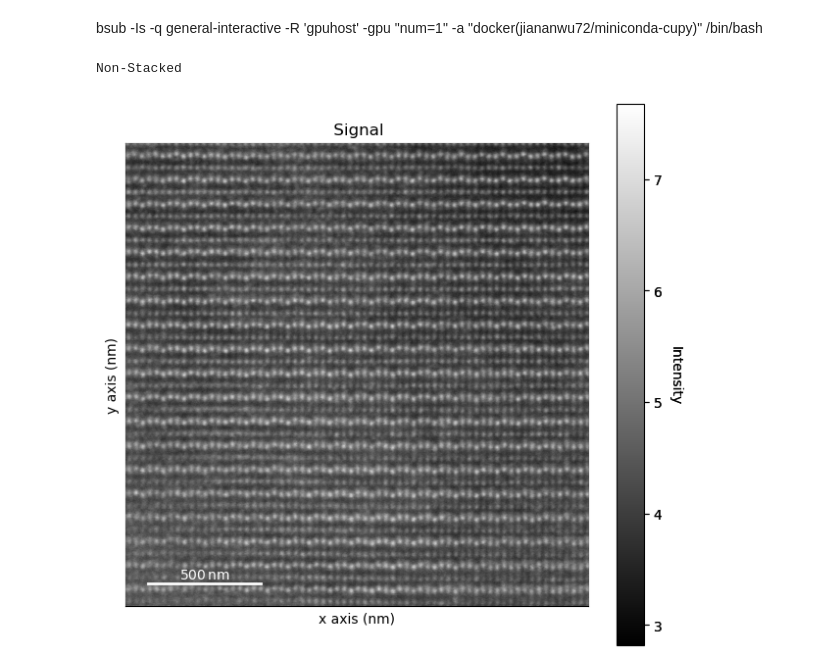
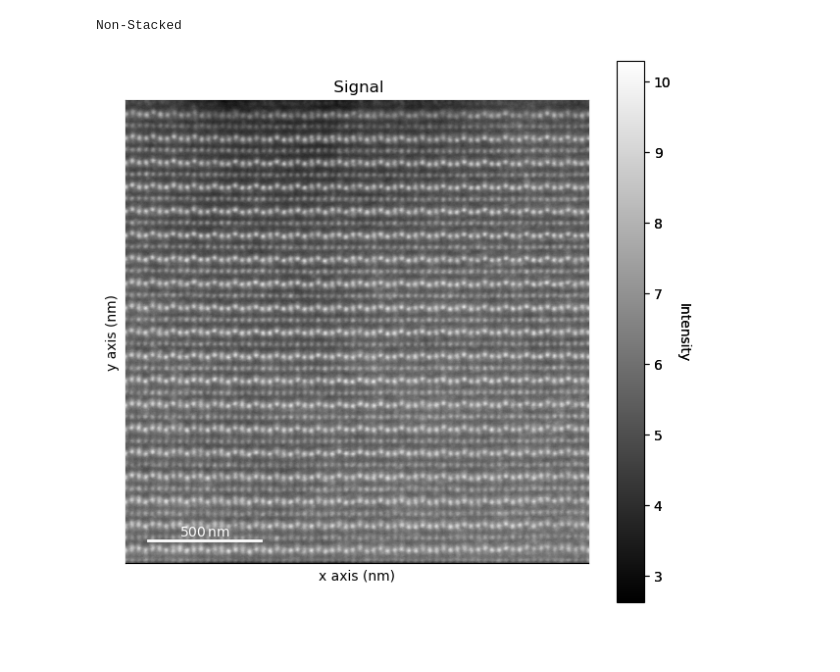
Before and after one commit to jiananwu72/PointDefectsRL, a Jupyter notebook: notebooks/atoms_segmentation/Patterns.ipynb, the cells around one changed output. Cells and saved outputs as stored; diff of their text form; code cells hidden in the pictures; blank space fills up the shorter version.

```diff
--- a/notebooks/atoms_segmentation/Patterns.ipynb
+++ b/notebooks/atoms_segmentation/Patterns.ipynb
@@ -1,5 +1,3 @@
-# %% [markdown]
-bsub -Is -q general-interactive -R 'gpuhost' -gpu "num=1" -a "docker(jiananwu72/miniconda-cupy)" /bin/bash
 # %%
 import skimage
 import matplotlib.pyplot as plt
@@ -10,32 +8,32 @@ import util.crop
 
 stack_num = 0 # The index of stacked image
 
 # Change the name of s_load to load different plots.
 # Note that some datasets are in stacks and their data will be 3-dimension,
 # where the first dimention is the index of a single stacked image. We want to
 # look at one image each of the time, so for those stacked images, please change
 # stack_num to view different images.
 
 # Load one file at a time.
 # These commented files are some that I want think could be reevaluated later for references.
-s_load = hs.load('../../data/images/Jaume LFO/HAADF_03.dm3')
+s_load = hs.load('../../data/images/Jaume LFO/HAADF_Buena.dm3')
 
 if len(s_load.data.shape) == 2: # Non-stacked
     print("Non-Stacked")
     s = s_load
 else: # Stacked, where s_load.data.shape = 3
     print("Stacked")
     s = s_load.inav[stack_num]
 
 # Plot the image in pixels. We can plot in nanometers by simply doing s.plot().
 import copy
 s_copy = copy.deepcopy(s)
 for ax in s_copy.axes_manager.signal_axes:
     ax.scale = 1.0
     ax.offset = 0.0
 
 plt.close()
 s_copy.plot()
 # %% [output]
 Non-Stacked
-[figure, old version]
+[figure, new version]
```
Also changed, not shown: parts of 5 cells of this notebook, 1 other file.
